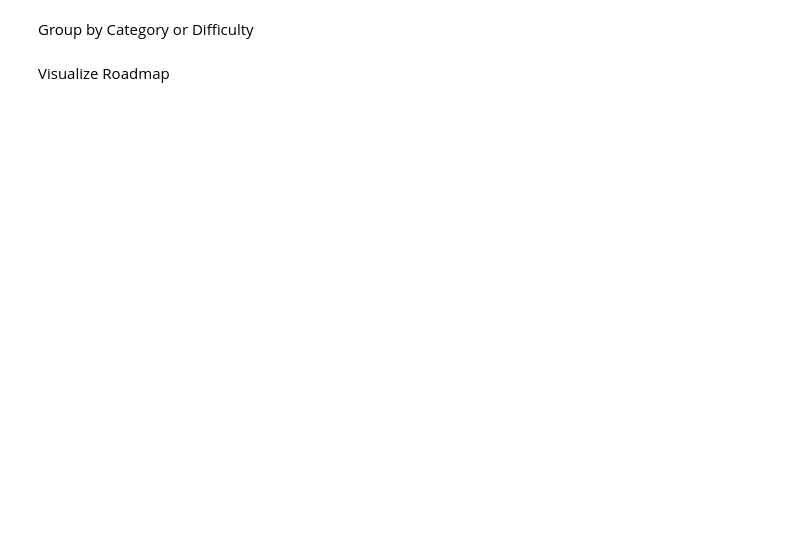
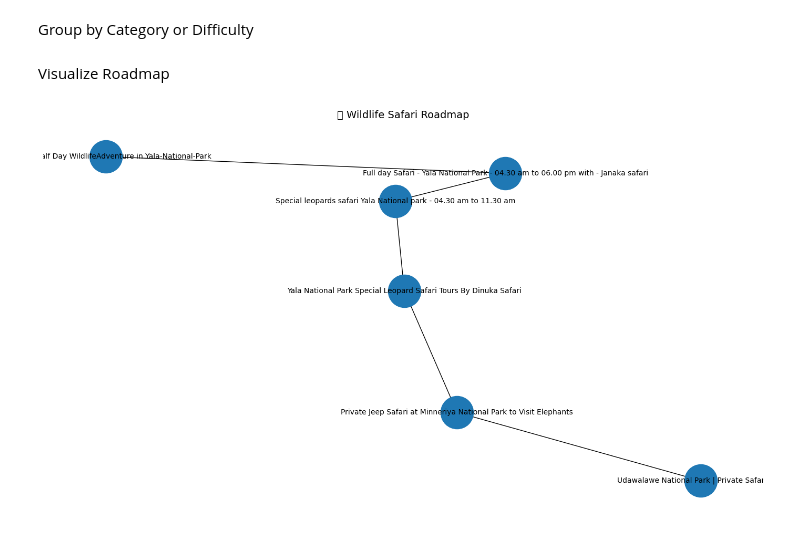
Before and after one commit to DilshanGDT/Project-RoadmapGenerationModel, a Jupyter notebook: 5. MVP/rule_based.ipynb, the cells around one changed output. Cells and saved outputs as stored; diff of their text form; code cells hidden in the pictures; blank space fills up the shorter version.

```diff
--- a/5. MVP/rule_based.ipynb
+++ b/5. MVP/rule_based.ipynb
@@ -8,11 +31,11 @@ Group by Category or Difficulty
 # %%
 from collections import defaultdict
 
-def group_tours(tours, group_by="category"):
-    grouped = defaultdict(list)
-    for tour in tours:
-        key = tour.get(group_by, "Unknown")
-        grouped[key].append(tour)
-    return grouped
+# Group by wildlife category
+grouped = defaultdict(list)
+for tour in cleaned_tours:
+    grouped[tour["category"]].append(tour)
 
-grouped_by_category = group_tours(tours, "category")
+# Sort within group by popularity
+for cat in grouped:
+    grouped[cat] = sorted(grouped[cat], key=lambda x: x["popularity"], reverse=True)
@@ -25,7 +42,6 @@ for cat, items in grouped_by_category.items():
 # %%
+preferred_order = ["Elephants", "Leopards", "Birds", "General"]
 roadmap = []
-preferred_order = ["Wildlife", "Cultural", "Adventure"]
 
 for category in preferred_order:
-    if category in grouped_by_category:
-        roadmap.extend(grouped_by_category[category])
+    roadmap.extend(grouped.get(category, []))  # Add sorted tours in this order
@@ -41,5 +48,27 @@ top_recommendations = recommend(user_goal, tours)
 # %% [markdown]
 Visualize Roadmap
 # %%
-for i, item in enumerate(roadmap):
-    print(f"{i+1}. {item['title']} ({item['category']} - {item['location']})")
+def visualize_roadmap(roadmap):
+    if not roadmap:
+        print("No roadmap data to show.")
+        return
+
+    G = nx.DiGraph()
+    titles = [item['title'] for item in roadmap]
+    edges = [(titles[i], titles[i+1]) for i in range(len(titles)-1)]
+    G.add_edges_from(edges)
+
+    pos = nx.spring_layout(G, k=0.5, seed=42)  # fix layout seed
+    plt.figure(figsize=(14, 8))
+    nx.draw_networkx_nodes(G, pos, node_size=2000)
+    nx.draw_networkx_edges(G, pos, arrowstyle='->', arrowsize=20)
+    nx.draw_networkx_labels(G, pos, font_size=10, font_family="sans-serif")
+
+    plt.title("🗺️ Wildlife Safari Roadmap", fontsize=14)
+    plt.axis("off")
+    plt.tight_layout()
+    plt.show()
+
+visualize_roadmap(roadmap)
+# %% [output]
+[figure, added]
```
Also changed, not shown: parts of 4 cells of this notebook.
